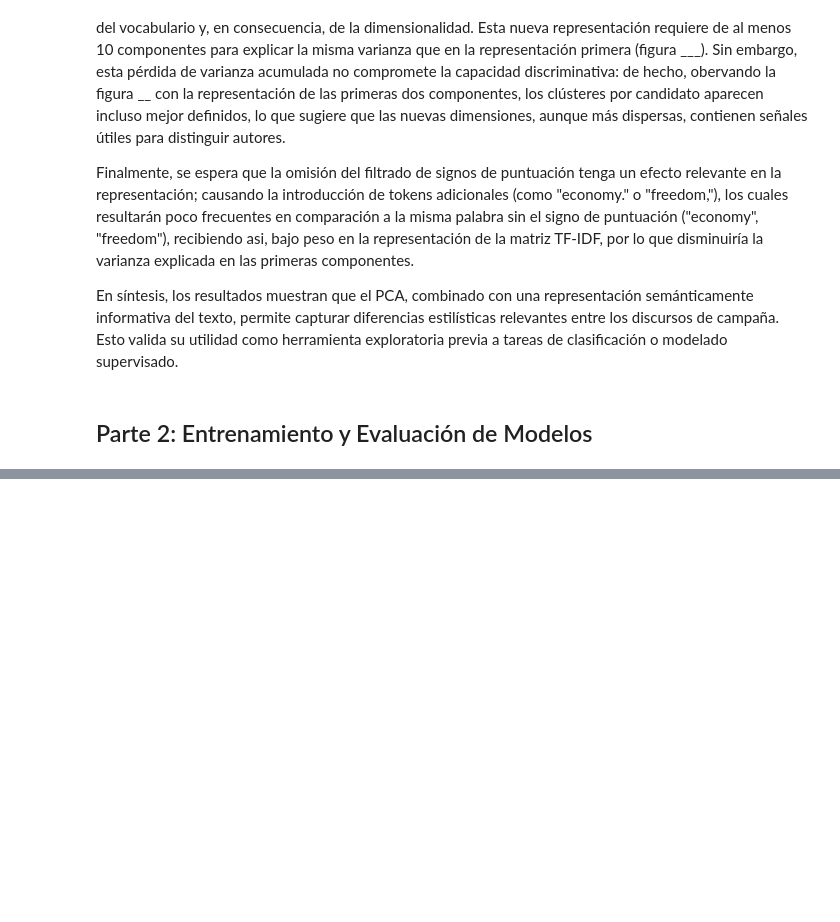
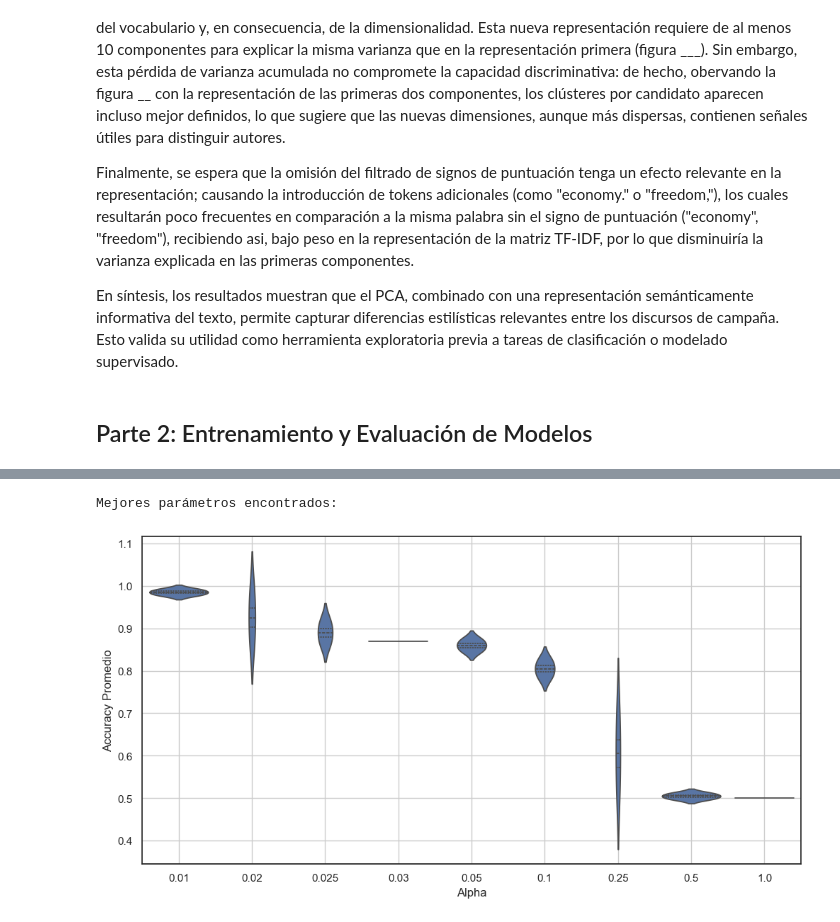
Before and after one commit to campon/intro-cd, a Jupyter notebook: Tarea_2/us2020_propuesta_estudiantes.ipynb, the cells around one changed output, grey strips where cells are left out. Cells and saved outputs as stored; diff of their text form; code cells hidden in the pictures; blank space fills up the shorter version.

```diff
--- a/Tarea_2/us2020_propuesta_estudiantes.ipynb
+++ b/Tarea_2/us2020_propuesta_estudiantes.ipynb
@@ -397,29 +463,32 @@ for candidate, prec, rec in zip(top_3_candidates, precision, recall):
 # %%
 # 2: Implemente una búsqueda de hiperparámetros usando GridSearchCV.
 
 GridSearchCV_params = {
-    'alpha': [0.001, 0.01, 0.05, 0.1, 0.5, 1.0, 5.0],
+    'alpha': [0.01, 0.02, 0.025, 0.03, 0.05, 0.1, 0.25, 0.5, 1],
     'fit_prior': [True, False]
 }
 grid_search = GridSearchCV(
     MultinomialNB(),
     param_grid=GridSearchCV_params,
     scoring='accuracy',
-    cv=5,
+    cv=10,
     verbose=0,
     n_jobs=-1
 )
 grid_search.fit(X_dev_tfidf, y_dev)
-print("Mejores parámetros encontrados:")
-print(grid_search.best_params_)
+#print("Mejores parámetros encontrados:")
+#print(grid_search.best_params_)
 
 # Genere una visualización que permita comparar las métricas (e.g: accuracy) de los distintos modelos entrenados, viendo el valor promedio y variabilidad de las mismas en todos los splits (e.g: en un gráfico de violín).
 violin_data = pd.DataFrame(grid_search.cv_results_)
 plt.figure(figsize=(12, 6))
 sns.violinplot(x='param_alpha', y='mean_test_score', data=violin_data, inner='quartile')
-plt.title('Comparación de Accuracy por Parámetro Alpha en GridSearchCV')
-plt.xlabel('Valor de Alpha')
+#plt.title('Comparación de Accuracy por Parámetro Alpha en GridSearchCV')
+plt.xlabel('Alpha')
 plt.ylabel('Accuracy Promedio')
-plt.xticks(rotation=45)
+plt.xticks(rotation=0)
 plt.grid()
 plt.show()
+# %% [output]
+Mejores parámetros encontrados:
+[figure, added]
```
Also changed, not shown: parts of 22 cells of this notebook.
